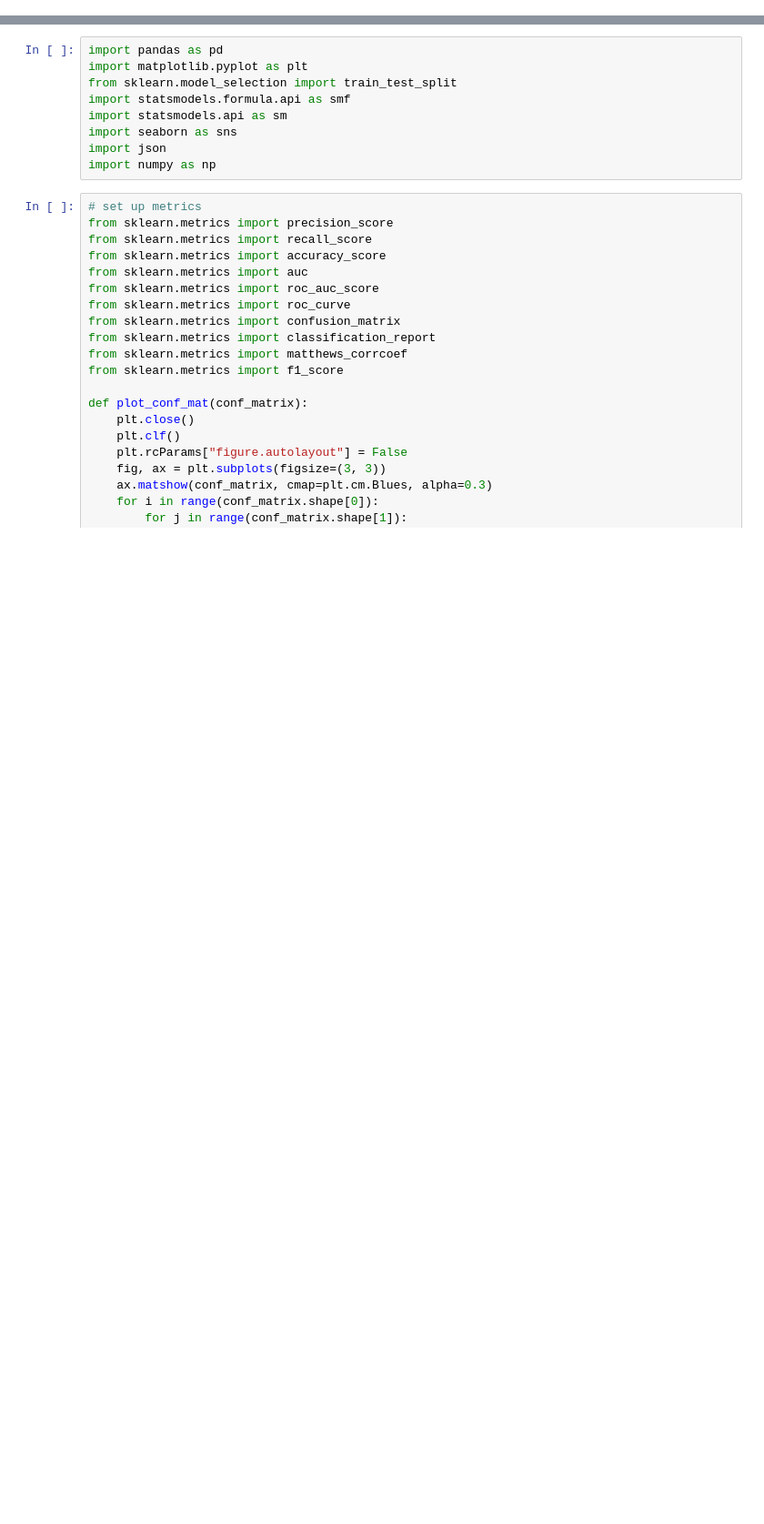
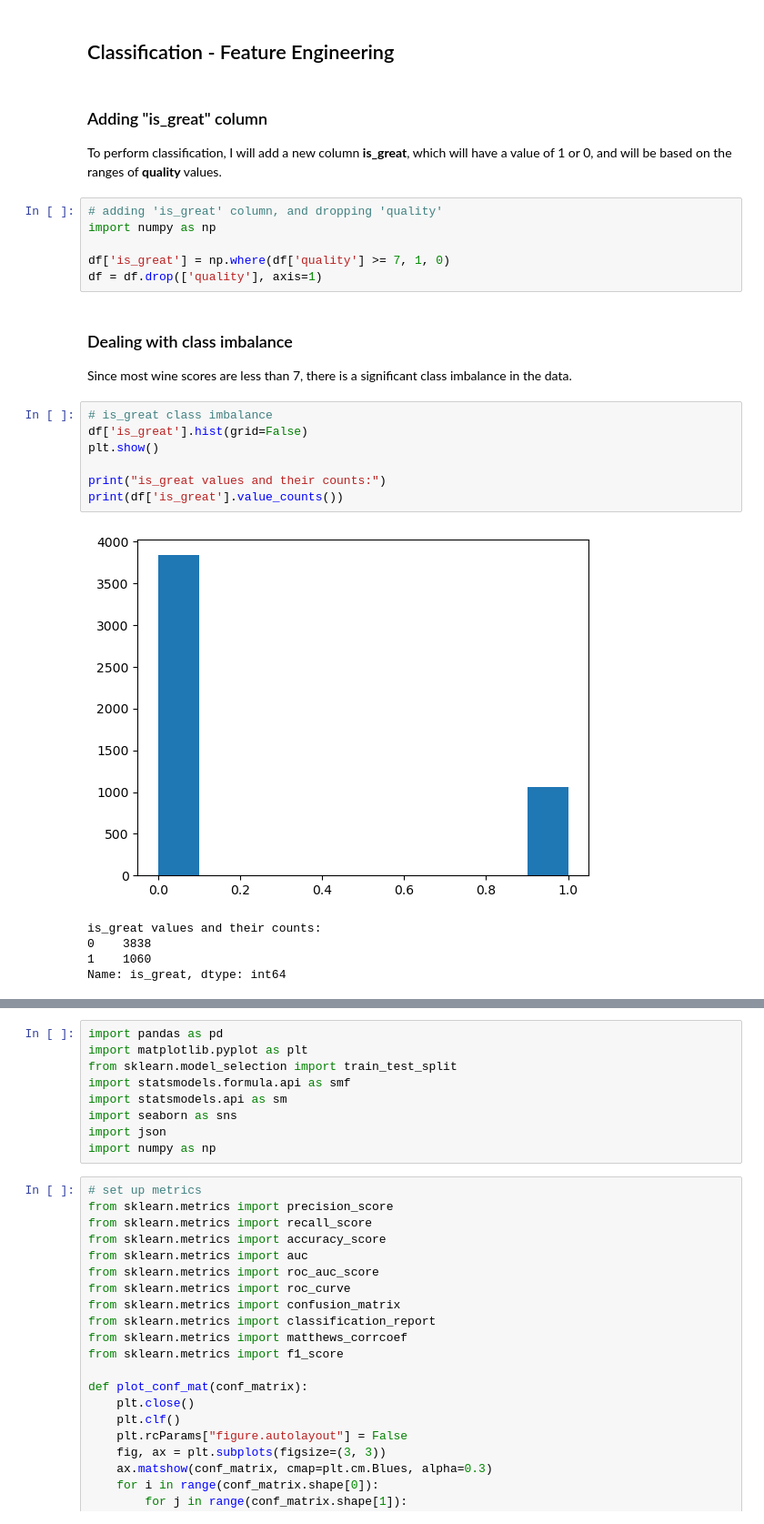
Before and after one commit to mgribov/msds-supervised-learning-final, a Jupyter notebook: Cleaned up version.ipynb, the cells around one changed output, grey strips where cells are left out. Shown: that part at 91% size. Saved outputs shown, nothing was run; the diff lists cells and outputs as text; blank space fills up the shorter version.

```diff
--- a/Cleaned up version.ipynb
+++ b/Cleaned up version.ipynb
@@ -0,0 +211,29 @@
+# %% [markdown]
+## Classification - Feature Engineering
+# %% [markdown]
+### Adding "is_great" column
+
+To perform classification, I will add a new column **is_great**, which will have a value of 1 or 0, and will be based on the ranges of **quality** values.
+# %%
+# adding 'is_great' column, and dropping 'quality'
+import numpy as np
+
+df['is_great'] = np.where(df['quality'] >= 7, 1, 0)
+df = df.drop(['quality'], axis=1)
+# %% [markdown]
+### Dealing with class imbalance
+
+Since most wine scores are less than 7, there is a significant class imbalance in the data.
+# %%
+# is_great class imbalance
+df['is_great'].hist(grid=False)
+plt.show()
+
+print("is_great values and their counts:")
+print(df['is_great'].value_counts())
+# %% [output]
+[figure, added]
+is_great values and their counts:
+0    3838
+1    1060
+Name: is_great, dtype: int64
```
Also changed, not shown: parts of 28 cells of this notebook.
